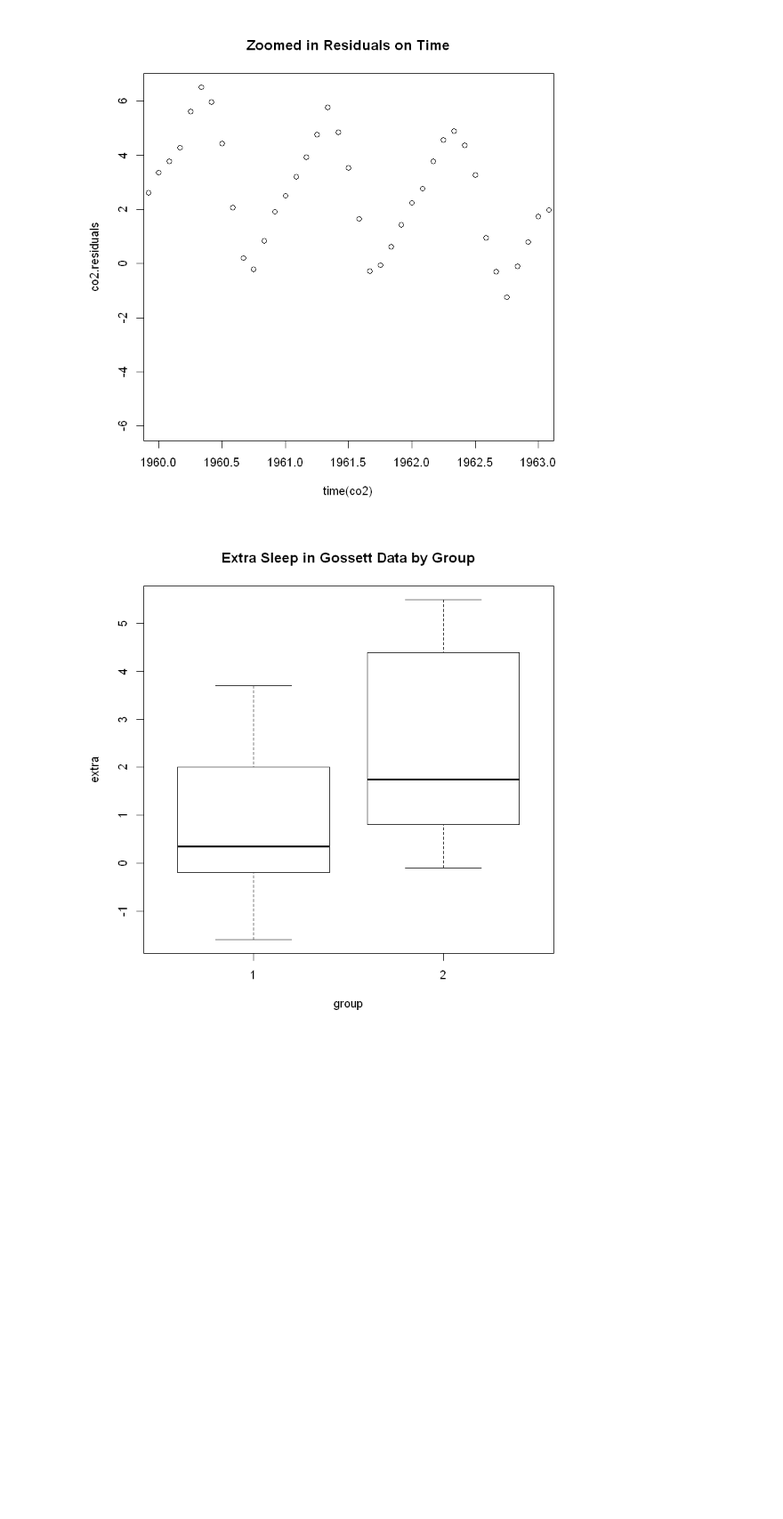
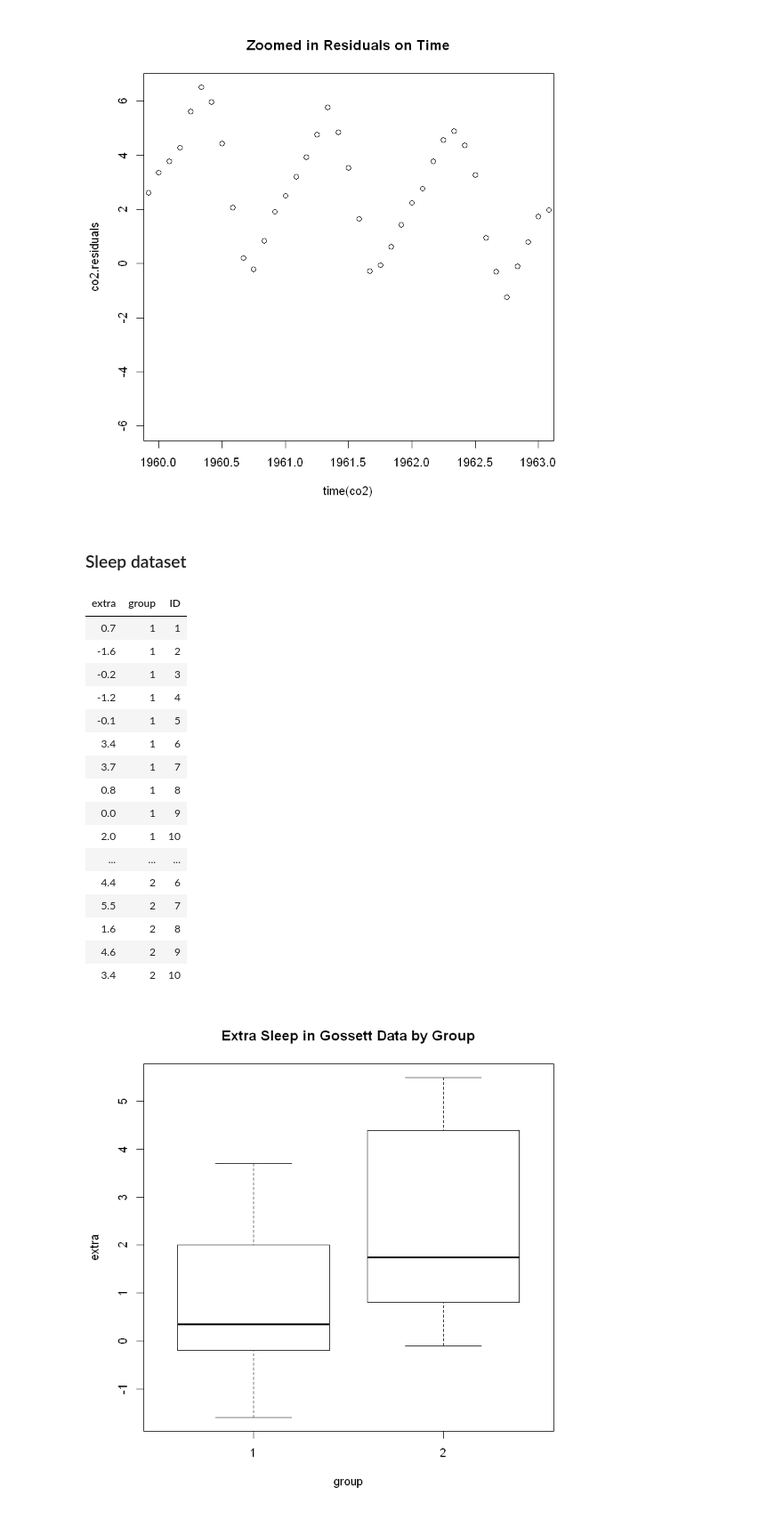
Before and after one commit to MitRoberts/coursera-time-series, a Jupyter notebook: notebooks/time-series-coursera.ipynb, the cells around one changed output. Shown: that part at 89% size. Saved outputs shown, nothing was run; the diff lists cells and outputs as text; code cells hidden in the pictures; blank space fills up the shorter version.

```diff
--- a/notebooks/time-series-coursera.ipynb
+++ b/notebooks/time-series-coursera.ipynb
@@ -212,6 +189,28 @@ unused arguments (ds.1 = 3.80818079930326, ds.2 = 4.58922274173999, ds.3 = 4.670
 plot(co2.residuals ~ time(co2), xlim=c(1960, 1963), main="Zoomed in Residuals on Time")
 # %% [output]
 [figure]
+# %% [markdown]
+### Sleep dataset
+# %%
+sleep
+# %% [output]
+| extra | group | ID |
+| 0.7 | 1 | 1 |
+| -1.6 | 1 | 2 |
+| -0.2 | 1 | 3 |
+| -1.2 | 1 | 4 |
+| -0.1 | 1 | 5 |
+| 3.4 | 1 | 6 |
+| 3.7 | 1 | 7 |
+| 0.8 | 1 | 8 |
+| 0.0 | 1 | 9 |
+| 2.0 | 1 | 10 |
+| ... | ... | ... |
+| 4.4 | 2 | 6 |
+| 5.5 | 2 | 7 |
+| 1.6 | 2 | 8 |
+| 4.6 | 2 | 9 |
+| 3.4 | 2 | 10 |
 # %%
 plot(extra~group, data=sleep, main = "Extra Sleep in Gossett Data by Group")
 # %% [output]
```
Also changed, not shown: parts of 9 cells of this notebook.
